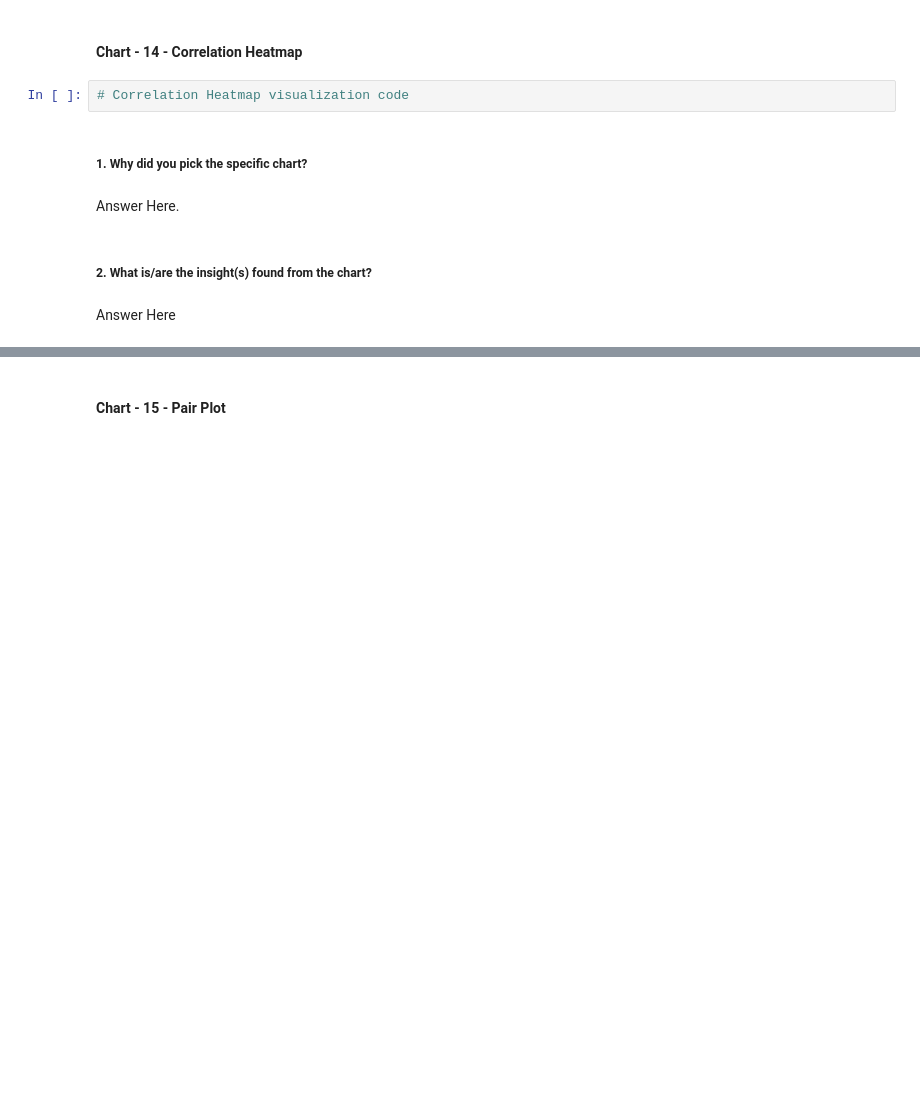
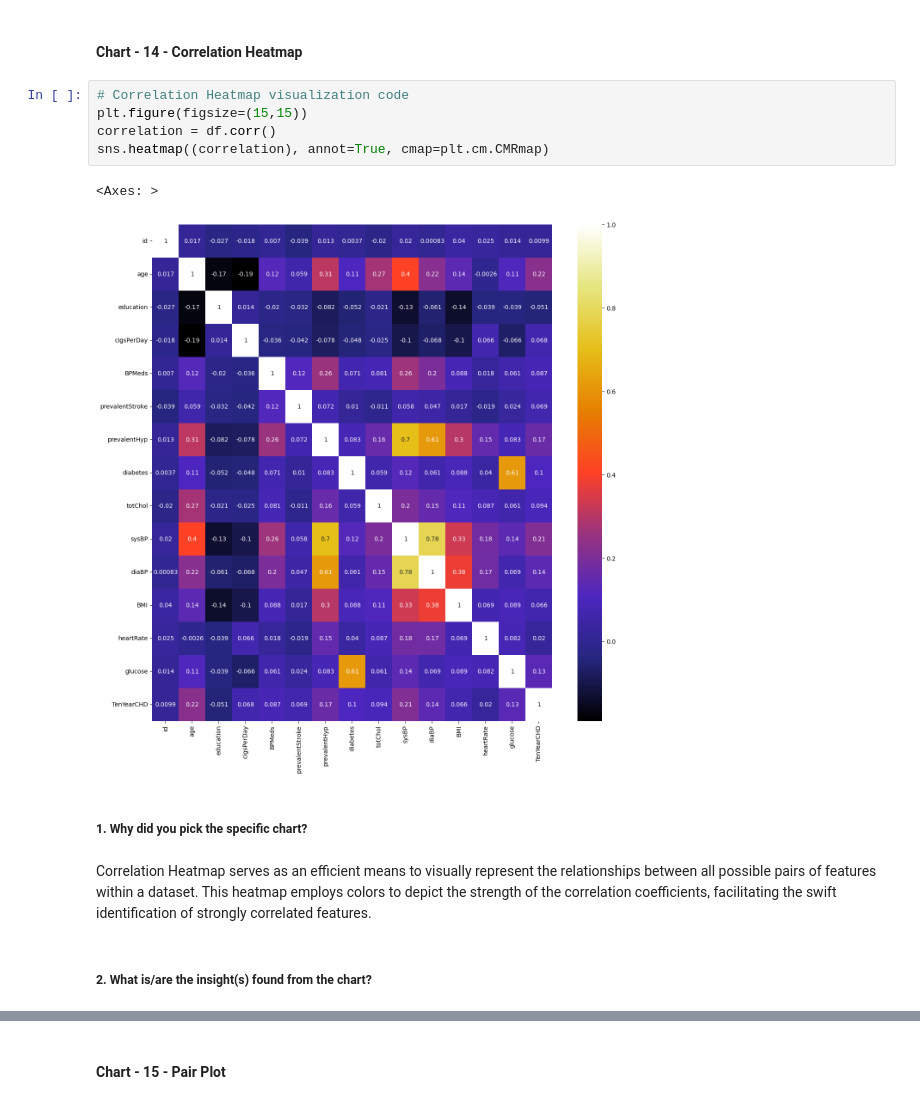
Before and after one commit to DevanshA2511/Devanshs_Cardiovascular_Risk_Prediction, a Jupyter notebook: Devansh's_Cardiovascular_Risk_Prediction_ML_Project.ipynb, the cells around one changed output, grey strips where cells are left out. Cells and saved outputs as stored; diff of their text form; blank space fills up the shorter version.

```diff
--- a/Devansh's_Cardiovascular_Risk_Prediction_ML_Project.ipynb
+++ b/Devansh's_Cardiovascular_Risk_Prediction_ML_Project.ipynb
@@ -856,13 +856,17 @@ Are there any insights that lead to negative growth? Justify with specific reaso
 Healthcare providers and physicians can focus on conducting more comprehensive assessments of patients who are taking blood pressure medication. This proactive approach can lead to reduced diagnostic costs and an increase in the company's revenue.
 # %% [markdown]
 #### Chart - 14 - Correlation Heatmap
-# %%
-# Correlation Heatmap visualization code
+# %%
+# Correlation Heatmap visualization code
+plt.figure(figsize=(15,15))
+correlation = df.corr()
+sns.heatmap((correlation), annot=True, cmap=plt.cm.CMRmap)
+# %% [output]
+<Axes: >
+[figure, added]
 # %% [markdown]
 ##### 1. Why did you pick the specific chart?
-# %% [markdown]
-Answer Here.
+# %% [markdown]
+Correlation Heatmap serves as an efficient means to visually represent the relationships between all possible pairs of features within a dataset. This heatmap employs colors to depict the strength of the correlation coefficients, facilitating the swift identification of strongly correlated features.
 # %% [markdown]
 ##### 2. What is/are the insight(s) found from the chart?
-# %% [markdown]
-Answer Here
```
Also changed, not shown: parts of 8 cells of this notebook.
